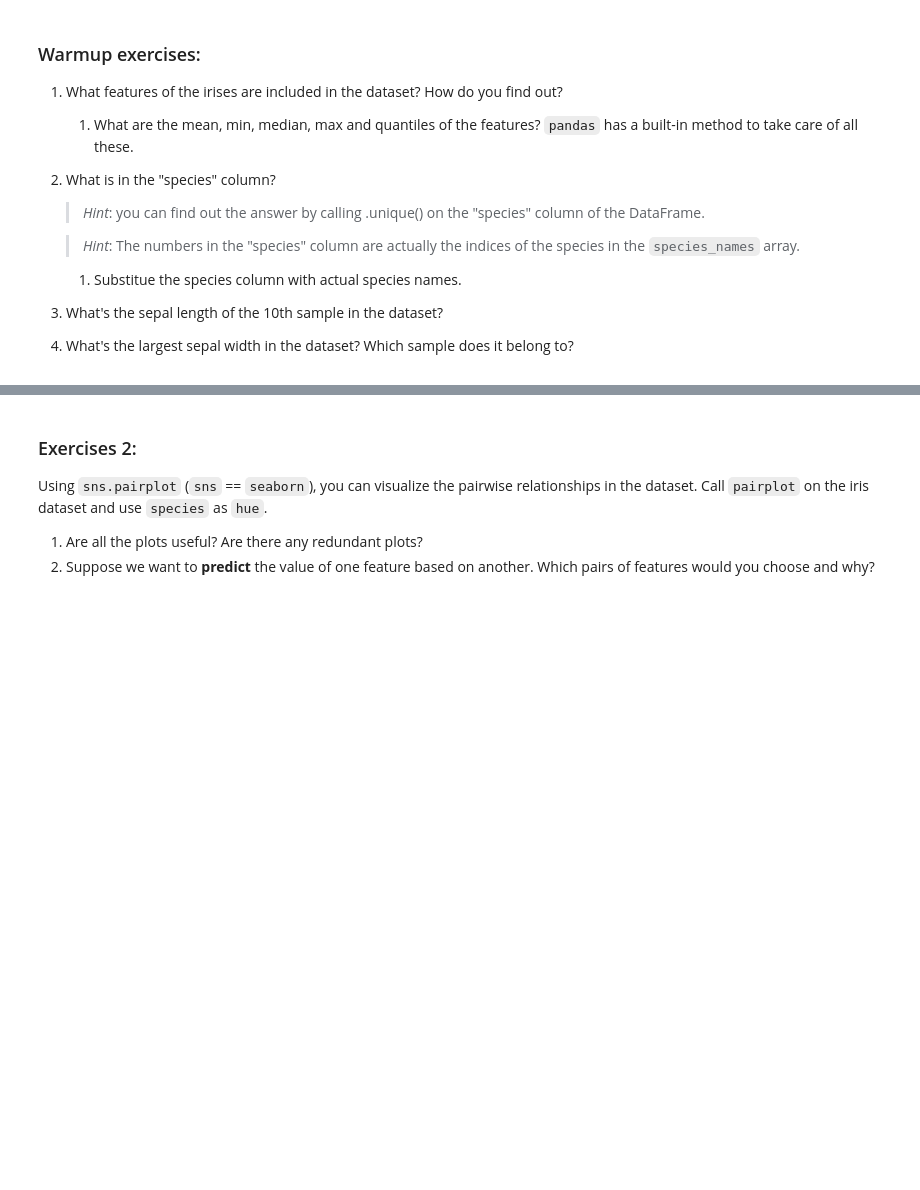
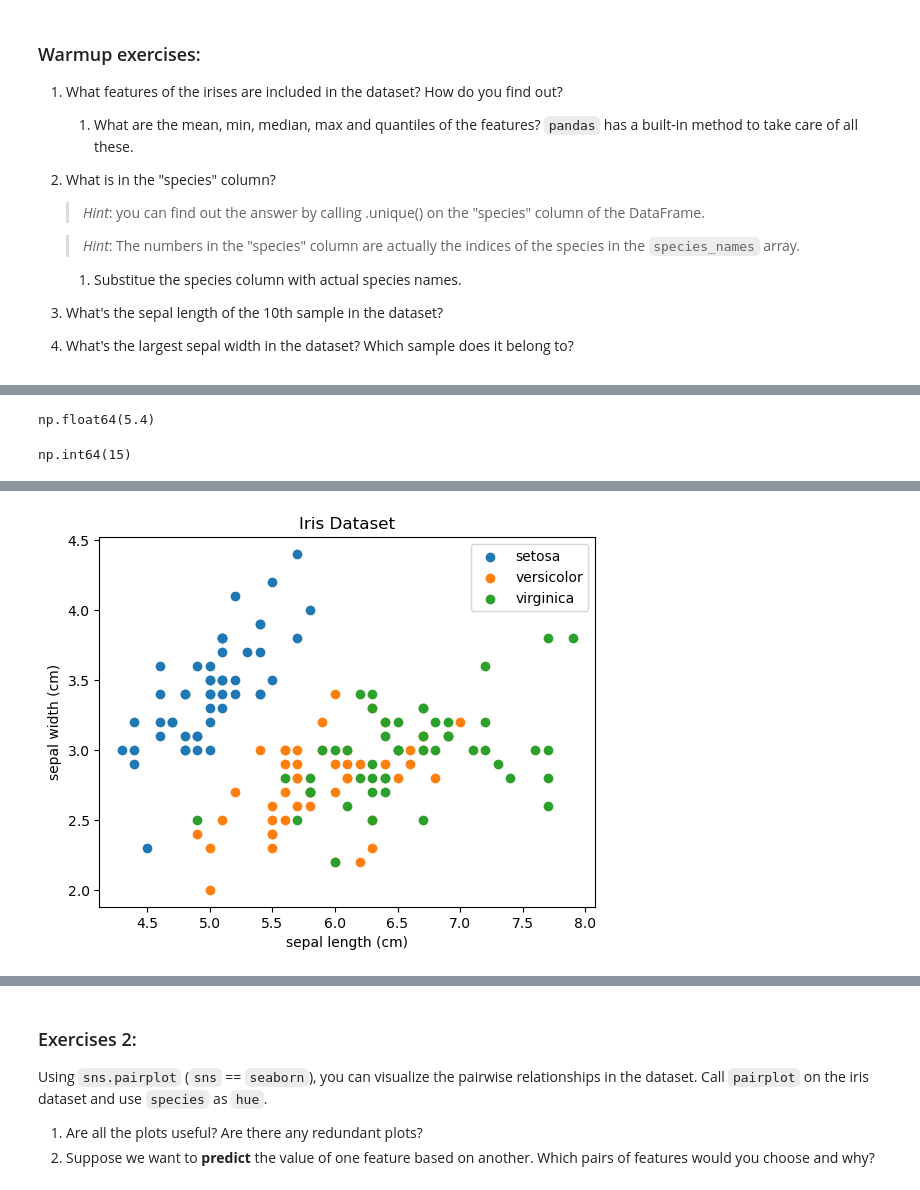
Before and after one commit to maggie-jiayizhang/pni_python_2025, a Jupyter notebook: notebooks/july_9.ipynb, the cells around one changed output, grey strips where cells are left out. Cells and saved outputs as stored; diff of their text form; code cells hidden in the pictures; blank space fills up the shorter version.

```diff
--- a/notebooks/july_9.ipynb
+++ b/notebooks/july_9.ipynb
@@ -45,3 +58,23 @@ species_names = iris.target_names
+# %%
+# substitute species names into the species column
+iris_df["species"] = iris_df["species"].apply(lambda x: species_names[x])
+for i in range(len(iris_df)):
+    iris_df.at[i, "species"] = species_names[iris_df.at[i, "species"]]
+# %%
+print("sepal length at the 10th sample: (2 ways)")
+iris_df.iloc[10]["sepal length (cm)"]
+iris_df.at[10, "sepal length (cm)"]
+# %% [output]
+np.float64(5.4)
+# %%
+print("which sample has the max sepal width?")
+max_id = iris_df["sepal width (cm)"].argmax()
+# iris_df[iris_df["sepal width (cm)"] == iris_df["sepal width (cm)"].max()]
+
+print("max sepal width:")
+iris_df.at[max_id, "sepal width (cm)"]
+# %% [output]
+np.int64(15)
 # %% [markdown]
 ### Exercises 1:
 1. Recreate the following visualization:
@@ -55,2 +91,16 @@ species_names = iris.target_names
 # %%
 # your code here
+x_feature = "sepal length (cm)"
+y_feature = "sepal width (cm)"
+
+for species in species_names:
+    species_df = iris_df[iris_df["species"] == species]
+    plt.scatter(species_df[x_feature], species_df[y_feature], label=species)
+
+plt.xlabel(x_feature)
+plt.ylabel(y_feature)
+plt.title("Iris Dataset")
+plt.legend()
+plt.show()
+# %% [output]
+[figure, added]
```
Also changed, not shown: parts of 13 cells of this notebook, 2 other files.
